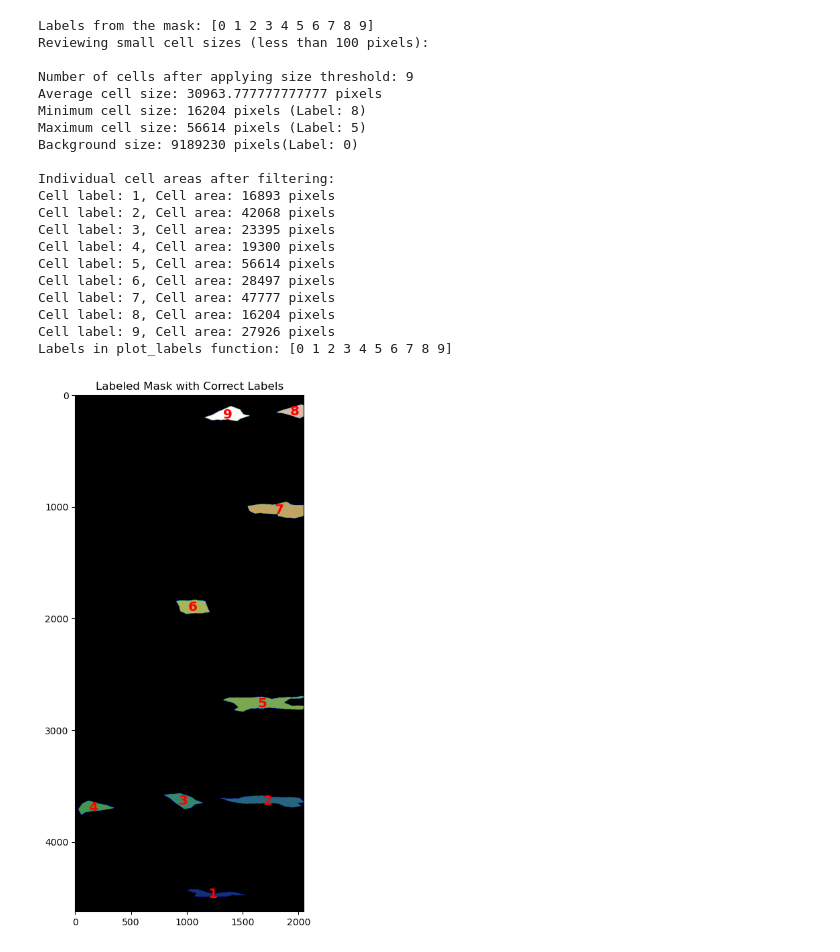
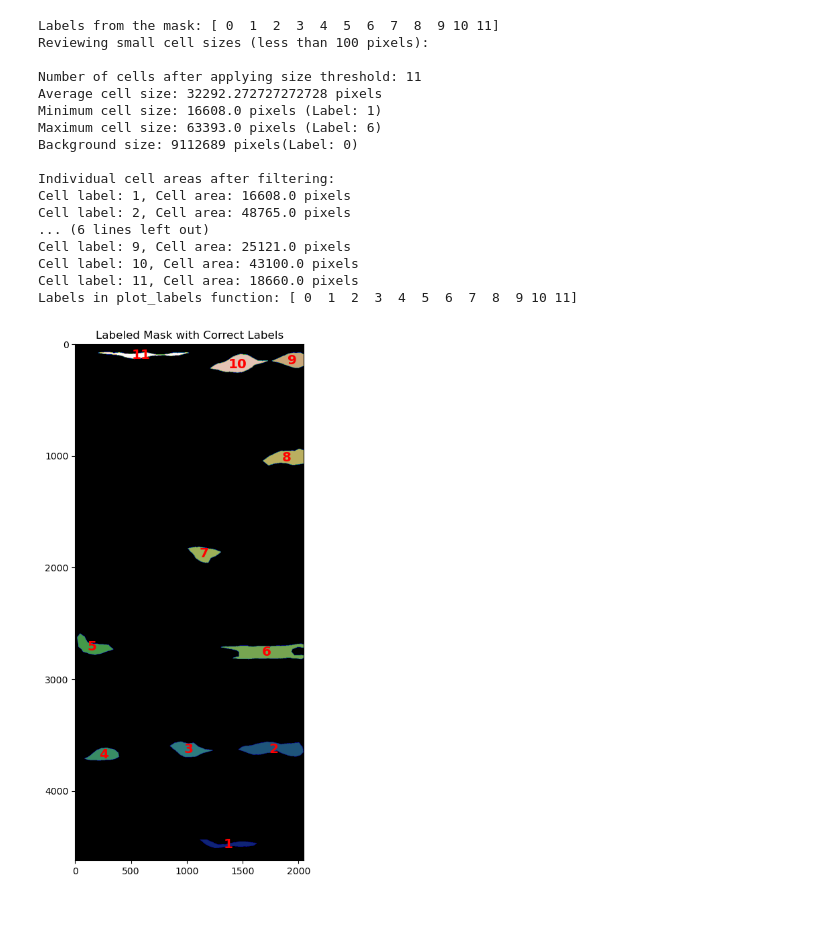
Before and after one commit to mina-mahbub/DMNET_RINA_MINA, a Jupyter notebook: Avg_Cell_Size.ipynb, the cells around one changed output. Drawn from its saved outputs; the diff is of its cells as text; code cells hidden in the pictures; blank space fills up the shorter version.

```diff
--- a/Avg_Cell_Size.ipynb
+++ b/Avg_Cell_Size.ipynb
@@ -86,48 +86,45 @@ def analyze_mask(frame, mask_path_template, size_threshold=1000):
     print(f"Average cell size: {average_cell_size_filtered} pixels")
     print(f"Minimum cell size: {min_cell_size_filtered} pixels (Label: {min_cell_label_filtered})")
     print(f"Maximum cell size: {max_cell_size_filtered} pixels (Label: {max_cell_label_filtered})")
     print(f"Background size: {background_area} pixels(Label: 0)")
     # print(f"Background label: 0")
 
     # Print areas of individual cells
     print("\nIndividual cell areas after filtering:")
     for label, area in zip(filtered_labels, filtered_areas):
         print(f"Cell label: {label}, Cell area: {area} pixels")
 
     # Plot the labels for filtered cells, excluding the background label
     fig, ax = plt.subplots(figsize=(10, 10))
     plot_labels(mask, ax, title="Labeled Mask with Correct Labels")
     plt.show()
 
 # Example usage
 
 # frame = 1955
 # mask_path_template = "/home/MinaHossain/DMNet_Rina/training_codes/Data/train/Cell-Data-P2/01_ST/SEG/man_seg{frame:04d}.tif"
 
-frame = 56
+frame = 15
 # mask_path_template = "/home/MinaHossain/DMNet_Rina/Cell-Data-P2/04B_RES-GT/mask{frame:04d}.tif"
 mask_path_template = "/home/MinaHossain/DMNet_Rina/training_codes/Data/train/Cell-Data-P2/02_GT/SEG/man_seg{frame:04d}.tif"
 # mask_path_template = "/data/MinaHossain/Cell_Data_All/Cell_Data_Processed/July_Train_lastweek/6row_images_Track/02_GT_ORIGINAL/SEG/man_seg{frame:04d}.tif"
 analyze_mask(frame, mask_path_template)
 # %% [output]
-Labels from the mask: [0 1 2 3 4 5 6 7 8 9]
+Labels from the mask: [ 0  1  2  3  4  5  6  7  8  9 10 11]
 Reviewing small cell sizes (less than 100 pixels):
 
-Number of cells after applying size threshold: 9
-Average cell size: 30963.777777777777 pixels
-Minimum cell size: 16204 pixels (Label: 8)
-Maximum cell size: 56614 pixels (Label: 5)
-Background size: 9189230 pixels(Label: 0)
+Number of cells after applying size threshold: 11
+Average cell size: 32292.272727272728 pixels
+Minimum cell size: 16608.0 pixels (Label: 1)
+Maximum cell size: 63393.0 pixels (Label: 6)
+Background size: 9112689 pixels(Label: 0)
 
 Individual cell areas after filtering:
-Cell label: 1, Cell area: 16893 pixels
-Cell label: 2, Cell area: 42068 pixels
-Cell label: 3, Cell area: 23395 pixels
-Cell label: 4, Cell area: 19300 pixels
-Cell label: 5, Cell area: 56614 pixels
-Cell label: 6, Cell area: 28497 pixels
-Cell label: 7, Cell area: 47777 pixels
-Cell label: 8, Cell area: 16204 pixels
-Cell label: 9, Cell area: 27926 pixels
-Labels in plot_labels function: [0 1 2 3 4 5 6 7 8 9]
+Cell label: 1, Cell area: 16608.0 pixels
+Cell label: 2, Cell area: 48765.0 pixels
+... (6 lines left out)
+Cell label: 9, Cell area: 25121.0 pixels
+Cell label: 10, Cell area: 43100.0 pixels
+Cell label: 11, Cell area: 18660.0 pixels
+Labels in plot_labels function: [ 0  1  2  3  4  5  6  7  8  9 10 11]
-[figure, old version]
+[figure, new version]
```
Also changed, not shown: 9 other files.
